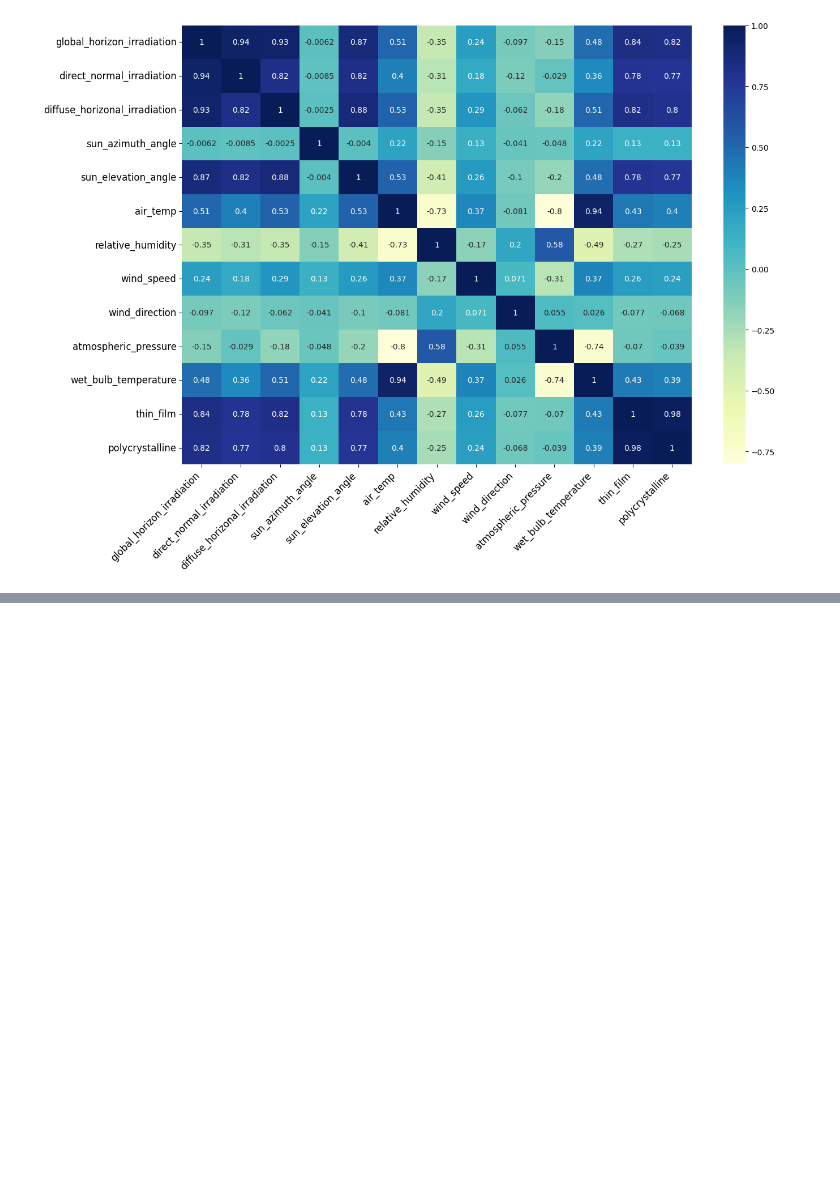
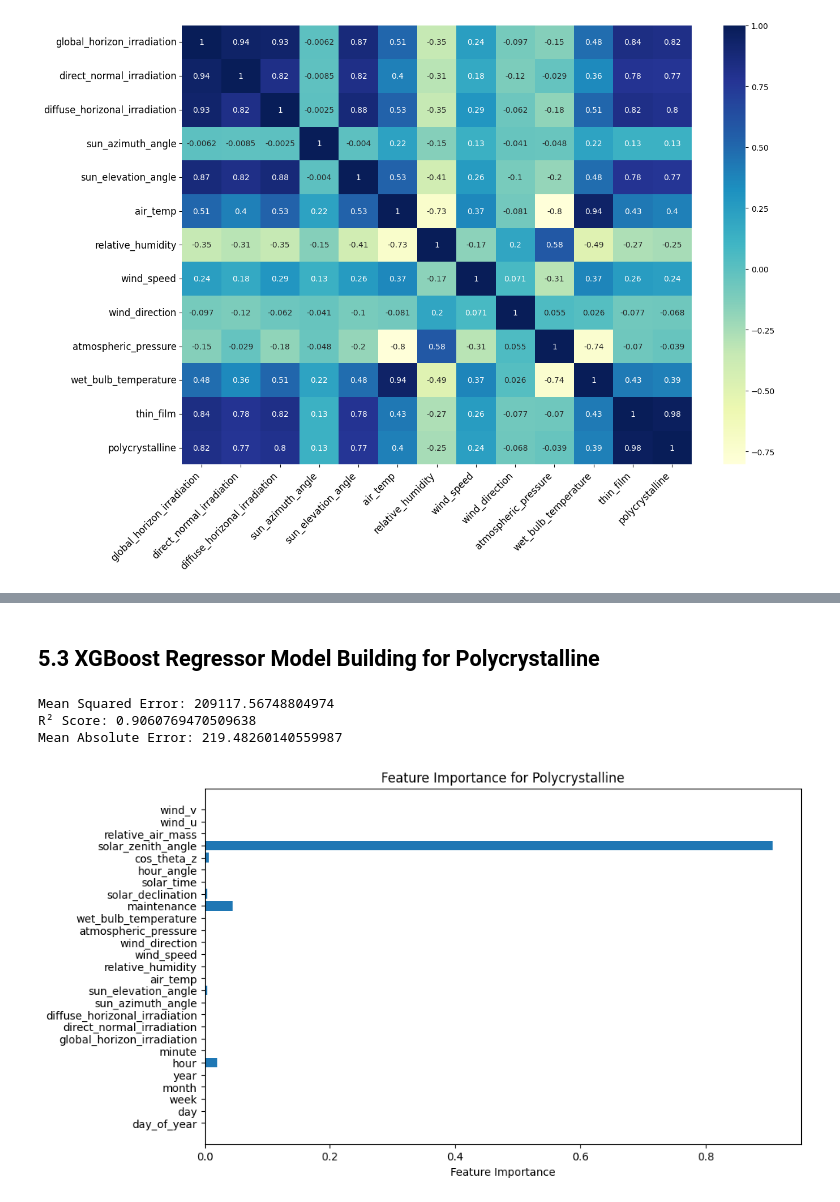
Before and after one commit to alialmulla97/PV-Energy-Output-Regression, a Jupyter notebook: PV_Energy_Predictor.ipynb, the cells around one changed output, grey strips where cells are left out. Cells and saved outputs as stored; diff of their text form; code cells hidden in the pictures; blank space fills up the shorter version.

```diff
--- a/PV_Energy_Predictor.ipynb
+++ b/PV_Energy_Predictor.ipynb
@@ -468,0 +651,37 @@ plt.show()
+# %% [markdown]
+## 5.3 XGBoost Regressor Model Building for Polycrystalline
+# %%
+# Initialize the XGBoost Regressor
+polycrystalline_xgb_reg = xgb.XGBRegressor(random_state = 42)
+
+# Train the model
+polycrystalline_xgb_reg.fit(X_train_polycrystalline, y_train_polycrystalline)
+
+# Predict on the test set
+y_predict_polycrystalline = polycrystalline_xgb_reg.predict(X_test_polycrystalline)
+
+# Evaluate the model
+mse = mean_squared_error(y_test_polycrystalline, y_predict_polycrystalline)
+r2 = r2_score(y_test_polycrystalline, y_predict_polycrystalline)
+mae = mean_absolute_error(y_test_polycrystalline, y_predict_polycrystalline)
+
+# Print scores
+print(f"Mean Squared Error: {mse}")
+print(f"R² Score: {r2}")
+print(f"Mean Absolute Error: {mae}")
+# %% [output]
+Mean Squared Error: 209117.56748804974
+R² Score: 0.9060769470509638
+Mean Absolute Error: 219.48260140559987
+# %%
+feature_importance = polycrystalline_xgb_reg.feature_importances_
+feature_names = X_train_polycrystalline.columns
+
+# Plot feature importance
+plt.figure(figsize = (10, 6))
+plt.barh(feature_names, feature_importance)
+plt.xlabel("Feature Importance")
+plt.title("Feature Importance for Polycrystalline")
+plt.show()
+# %% [output]
+[figure, added]
```
Also changed, not shown: parts of 57 cells of this notebook.
